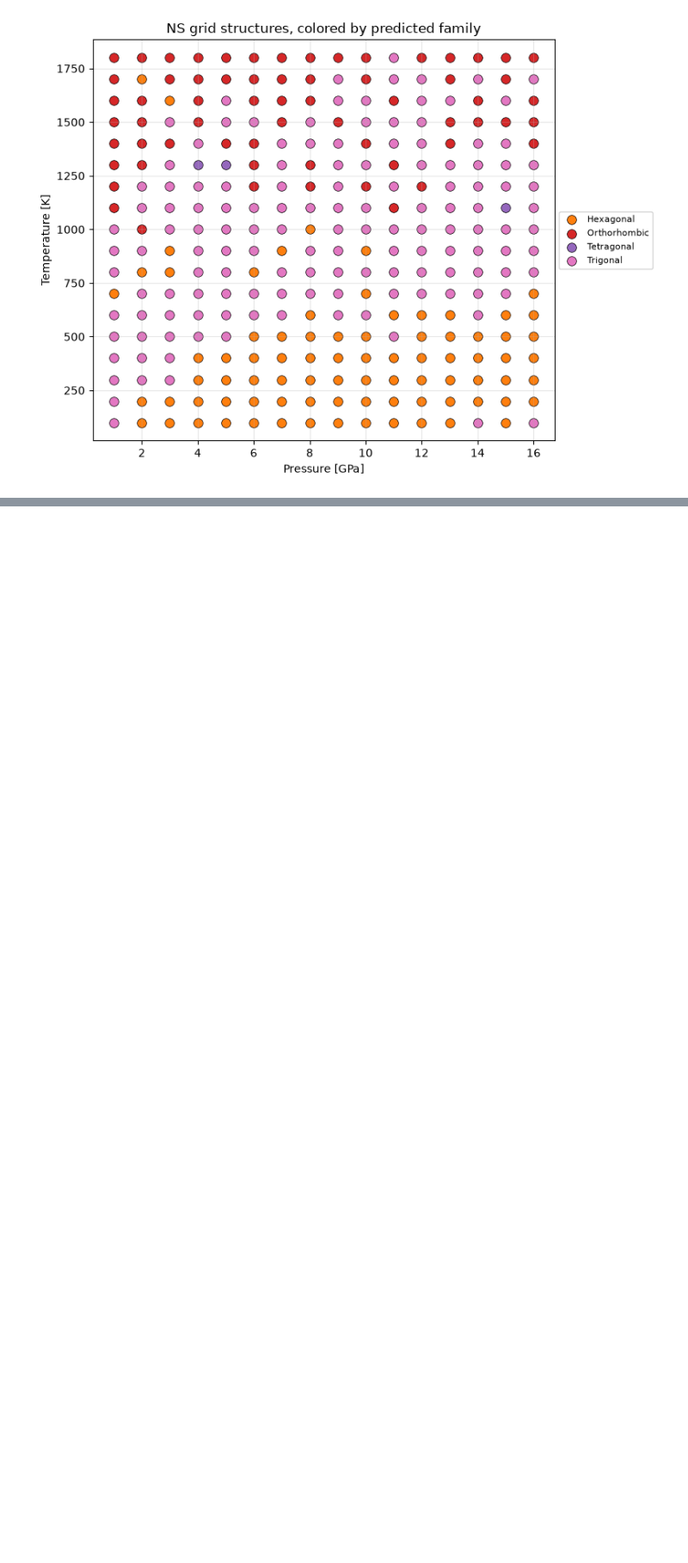
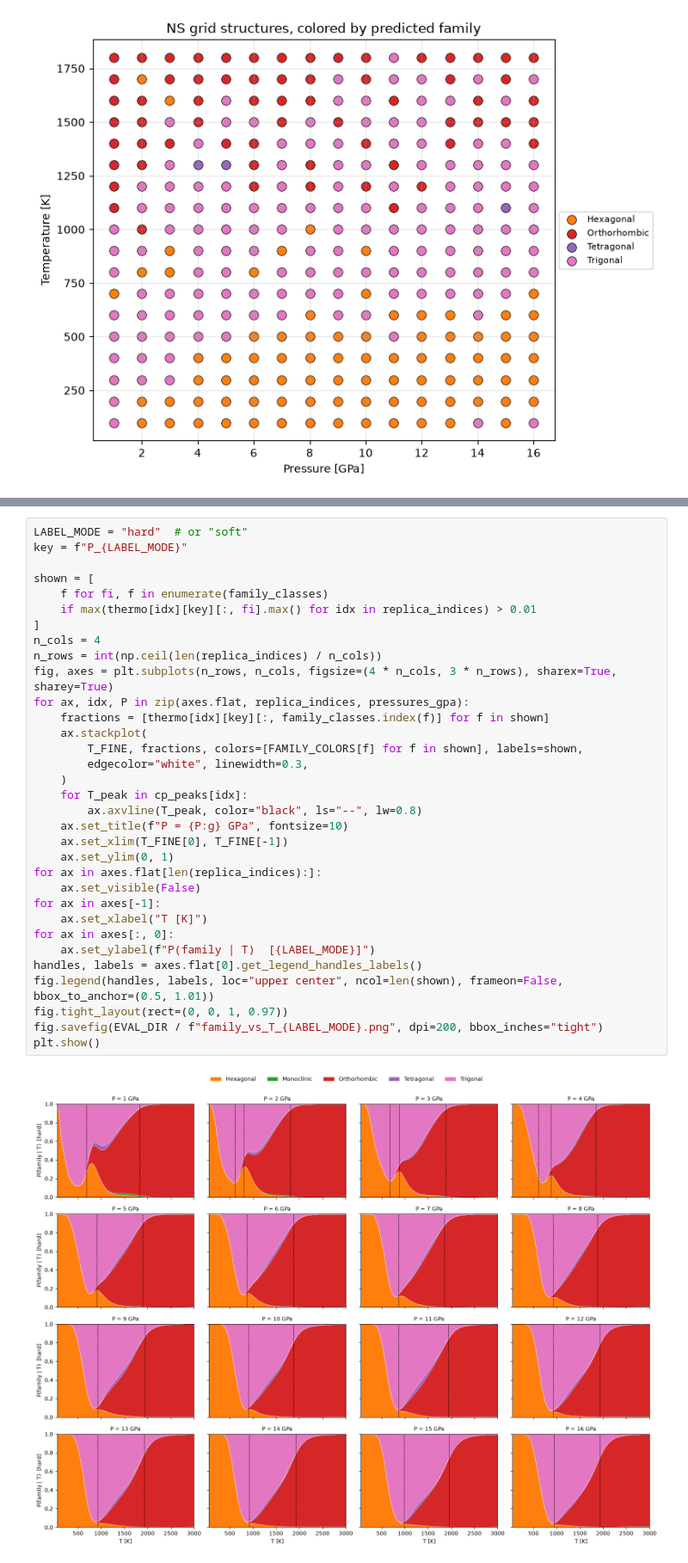
Before and after one commit to Serafserafini/dim_red, a Jupyter notebook: examples/ns_grid_from_trajectories.ipynb, the cells around one changed output, grey strips where cells are left out. Shown at 86% size. Cells and saved outputs as stored; diff of their text form; blank space fills up the shorter version.

```diff
--- a/examples/ns_grid_from_trajectories.ipynb
+++ b/examples/ns_grid_from_trajectories.ipynb
@@ -687,0 +856,35 @@ plt.show()
+# %%
+LABEL_MODE = "hard"  # or "soft"
+key = f"P_{LABEL_MODE}"
+
+shown = [
+    f for fi, f in enumerate(family_classes)
+    if max(thermo[idx][key][:, fi].max() for idx in replica_indices) > 0.01
+]
+n_cols = 4
+n_rows = int(np.ceil(len(replica_indices) / n_cols))
+fig, axes = plt.subplots(n_rows, n_cols, figsize=(4 * n_cols, 3 * n_rows), sharex=True, sharey=True)
+for ax, idx, P in zip(axes.flat, replica_indices, pressures_gpa):
+    fractions = [thermo[idx][key][:, family_classes.index(f)] for f in shown]
+    ax.stackplot(
+        T_FINE, fractions, colors=[FAMILY_COLORS[f] for f in shown], labels=shown,
+        edgecolor="white", linewidth=0.3,
+    )
+    for T_peak in cp_peaks[idx]:
+        ax.axvline(T_peak, color="black", ls="--", lw=0.8)
+    ax.set_title(f"P = {P:g} GPa", fontsize=10)
+    ax.set_xlim(T_FINE[0], T_FINE[-1])
+    ax.set_ylim(0, 1)
+for ax in axes.flat[len(replica_indices):]:
+    ax.set_visible(False)
+for ax in axes[-1]:
+    ax.set_xlabel("T [K]")
+for ax in axes[:, 0]:
+    ax.set_ylabel(f"P(family | T)  [{LABEL_MODE}]")
+handles, labels = axes.flat[0].get_legend_handles_labels()
+fig.legend(handles, labels, loc="upper center", ncol=len(shown), frameon=False, bbox_to_anchor=(0.5, 1.01))
+fig.tight_layout(rect=(0, 0, 1, 0.97))
+fig.savefig(EVAL_DIR / f"family_vs_T_{LABEL_MODE}.png", dpi=200, bbox_inches="tight")
+plt.show()
+# %% [output]
+[figure, added]
```
Also changed, not shown: parts of 20 cells of this notebook.
